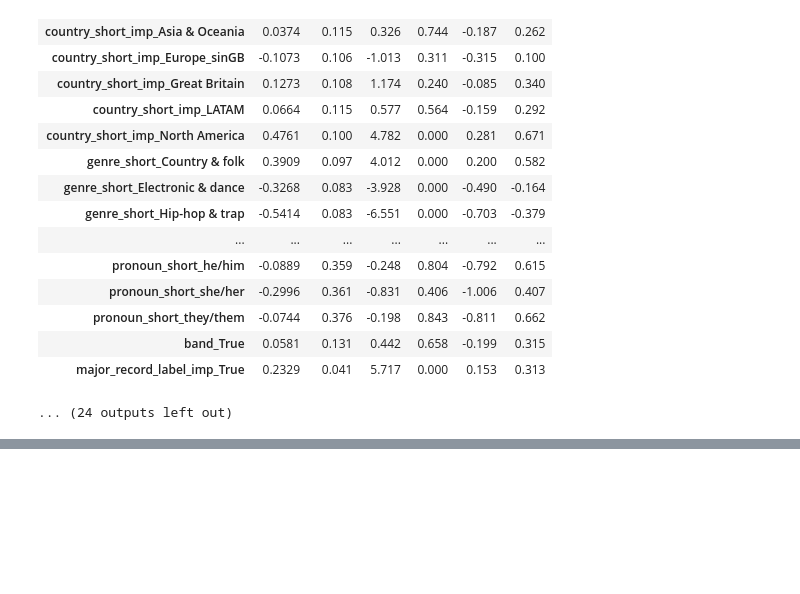
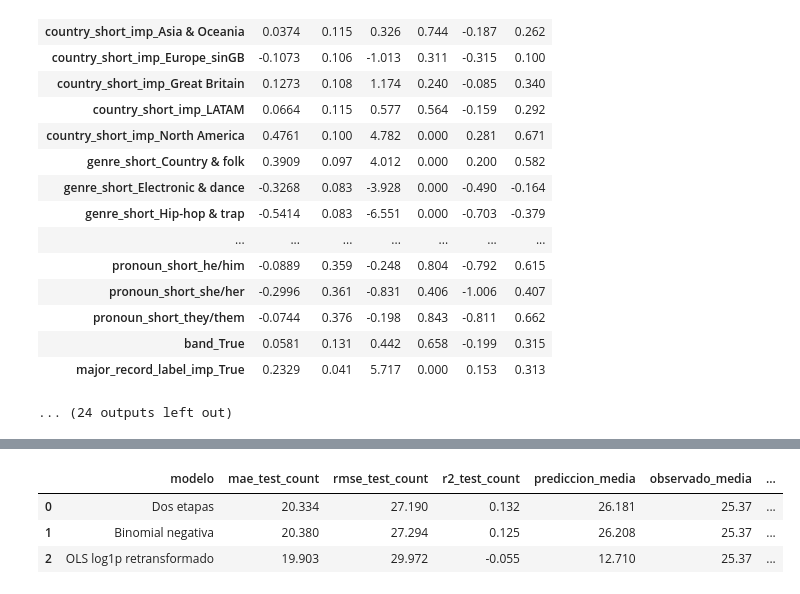
Before and after one commit to SilvanaBContreras/come_together_industria_de_la_musica, a Jupyter notebook: chartmetric_regresion_lineal_con_binomial_negativa.ipynb, the cells around one changed output, grey strips where cells are left out. Drawn from its saved outputs; the diff is of its cells as text; code cells hidden in the pictures; blank space fills up the shorter version.

```diff
--- a/chartmetric_regresion_lineal_con_binomial_negativa.ipynb
+++ b/chartmetric_regresion_lineal_con_binomial_negativa.ipynb
@@ -3504,0 +3845,38 @@ Generalized Linear Model Regression Results
+# %%
+# ============================================================
+# Tabla comparativa de métricas en test
+# ============================================================
+
+metricas_finalistas = []
+
+for nombre_modelo_grafico, datos_modelo in predicciones_finalistas.groupby("modelo"):
+
+    metricas_modelo = calcular_metricas_conteo(
+        datos_modelo["observado"],
+        datos_modelo["predicho"]
+    )
+
+    metricas_finalistas.append({
+        "modelo": nombre_modelo_grafico,
+        "mae_test_count": metricas_modelo["mae_count"],
+        "rmse_test_count": metricas_modelo["rmse_count"],
+        "r2_test_count": metricas_modelo["r2_count"],
+        "prediccion_media": datos_modelo["predicho"].mean(),
+        "observado_media": datos_modelo["observado"].mean(),
+        "residuo_medio": datos_modelo["residuo"].mean()
+    })
+
+tabla_metricas_finalistas = pd.DataFrame(metricas_finalistas)
+
+tabla_metricas_finalistas = (
+    tabla_metricas_finalistas
+    .sort_values("rmse_test_count", ascending=True)
+    .reset_index(drop=True)
+)
+
+display(tabla_metricas_finalistas.round(3))
+# %% [output]
+|  | modelo | mae_test_count | rmse_test_count | r2_test_count | prediccion_media | observado_media | ... |
+| 0 | Dos etapas | 20.334 | 27.190 | 0.132 | 26.181 | 25.37 | ... |
+| 1 | Binomial negativa | 20.380 | 27.294 | 0.125 | 26.208 | 25.37 | ... |
+| 2 | OLS log1p retransformado | 19.903 | 29.972 | -0.055 | 12.710 | 25.37 | ... |
```
Also changed, not shown: parts of 7 cells of this notebook, 9 other files.
